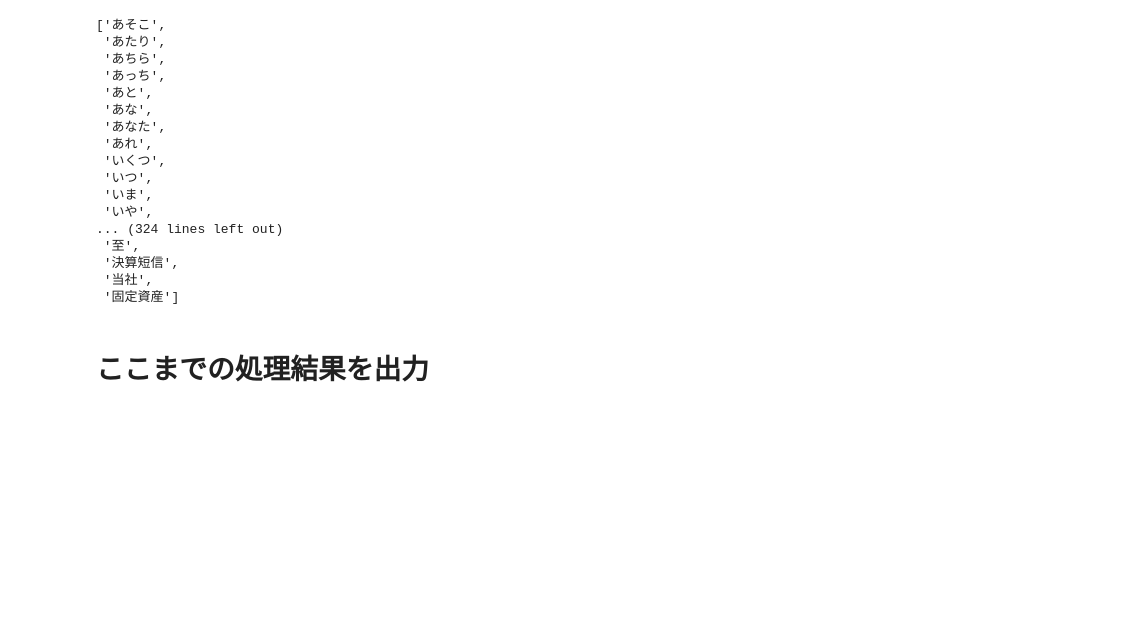
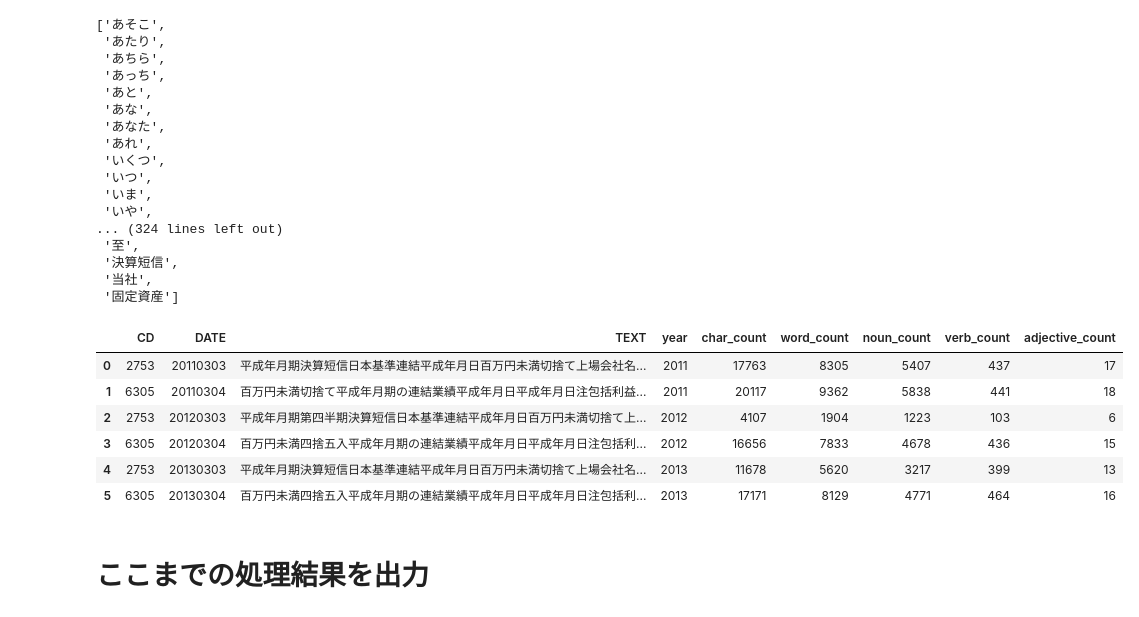
Before and after one commit to Ota1022/text_analysis, a Jupyter notebook: analysis.ipynb, the cells around one changed output. Saved outputs shown, nothing was run; the diff lists cells and outputs as text; code cells hidden in the pictures; blank space fills up the shorter version.

```diff
--- a/analysis.ipynb
+++ b/analysis.ipynb
@@ -381,6 +382,16 @@ stopwords
  '決算短信',
  '当社',
  '固定資産']
+# %%
+combined_df
+# %% [output]
+|  | CD | DATE | TEXT | year | char_count | word_count | noun_count | verb_count | adjective_count |
+| 0 | 2753 | 20110303 | 平成年月期決算短信日本基準連結平成年月日百万円未満切捨て上場会社名... | 2011 | 17763 | 8305 | 5407 | 437 | 17 |
+| 1 | 6305 | 20110304 | 百万円未満切捨て平成年月期の連結業績平成年月日平成年月日注包括利益... | 2011 | 20117 | 9362 | 5838 | 441 | 18 |
+| 2 | 2753 | 20120303 | 平成年月期第四半期決算短信日本基準連結平成年月日百万円未満切捨て上... | 2012 | 4107 | 1904 | 1223 | 103 | 6 |
+| 3 | 6305 | 20120304 | 百万円未満四捨五入平成年月期の連結業績平成年月日平成年月日注包括利... | 2012 | 16656 | 7833 | 4678 | 436 | 15 |
+| 4 | 2753 | 20130303 | 平成年月期決算短信日本基準連結平成年月日百万円未満切捨て上場会社名... | 2013 | 11678 | 5620 | 3217 | 399 | 13 |
+| 5 | 6305 | 20130304 | 百万円未満四捨五入平成年月期の連結業績平成年月日平成年月日注包括利... | 2013 | 17171 | 8129 | 4771 | 464 | 16 |
 # %% [markdown]
 # ここまでの処理結果を出力
 # %%
```
Also changed, not shown: parts of 6 cells of this notebook.
